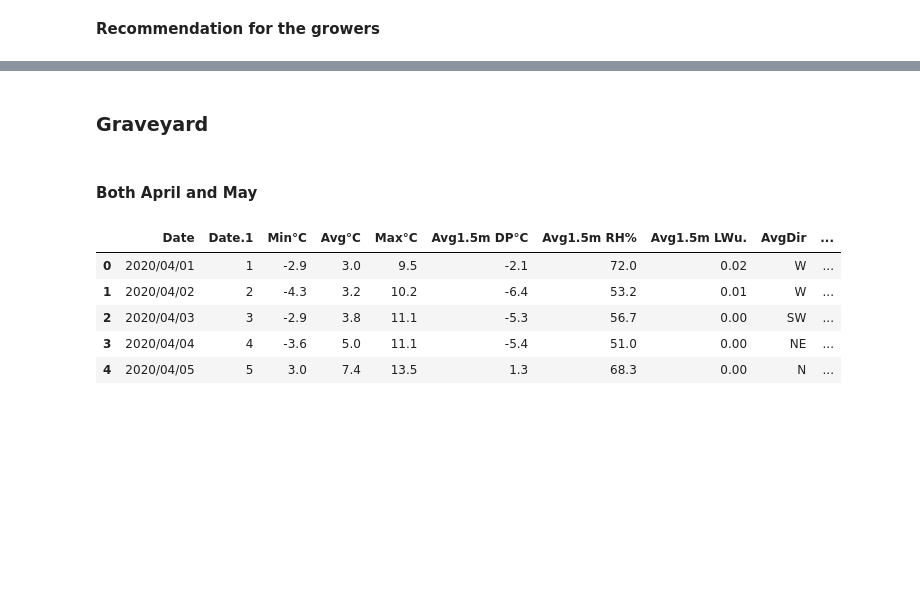
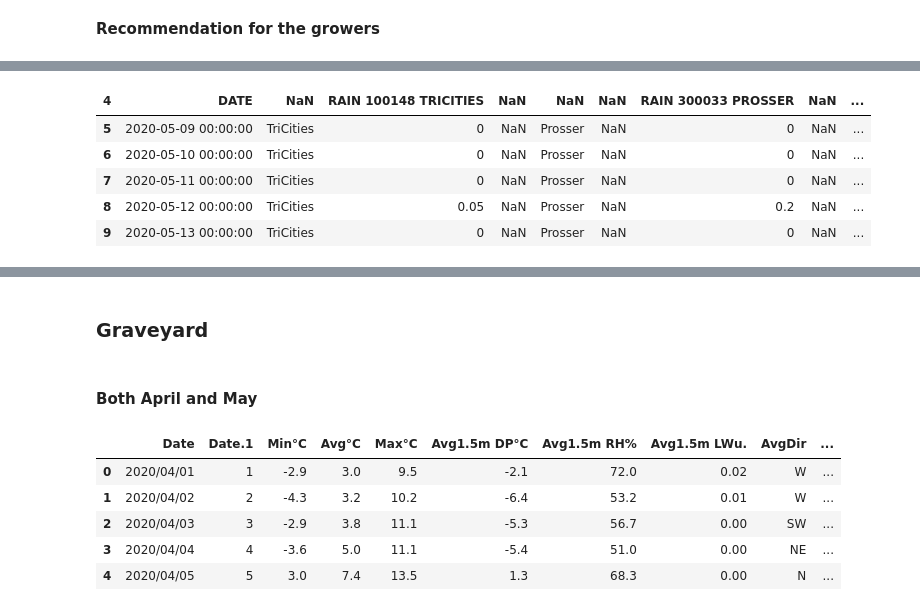
Before and after one commit to d-linnard/LateBlight, a Jupyter notebook: Scripts/Lateblight_2021.ipynb, the cells around one changed output, grey strips where cells are left out. Saved outputs shown, nothing was run; the diff lists cells and outputs as text; code cells hidden in the pictures; blank space fills up the shorter version.

```diff
--- a/Scripts/Lateblight_2021.ipynb
+++ b/Scripts/Lateblight_2021.ipynb
@@ -283,0 +405,11 @@ Recommendation: Late blight is not likely, fungicide application is not recommen
+# %%
+df_forecast.columns = df_forecast.iloc[0]#rename column
+df_forecast = df_forecast.drop([4])#drop forth row
+df_forecast.head()
+# %% [output]
+| 4 | DATE | NaN | RAIN 100148 TRICITIES | NaN | NaN | NaN | RAIN 300033 PROSSER | NaN | ... |
+| 5 | 2020-05-09 00:00:00 | TriCities | 0 | NaN | Prosser | NaN | 0 | NaN | ... |
+| 6 | 2020-05-10 00:00:00 | TriCities | 0 | NaN | Prosser | NaN | 0 | NaN | ... |
+| 7 | 2020-05-11 00:00:00 | TriCities | 0 | NaN | Prosser | NaN | 0 | NaN | ... |
+| 8 | 2020-05-12 00:00:00 | TriCities | 0.05 | NaN | Prosser | NaN | 0.2 | NaN | ... |
+| 9 | 2020-05-13 00:00:00 | TriCities | 0 | NaN | Prosser | NaN | 0 | NaN | ... |
```
Also changed, not shown: parts of 33 cells of this notebook.
